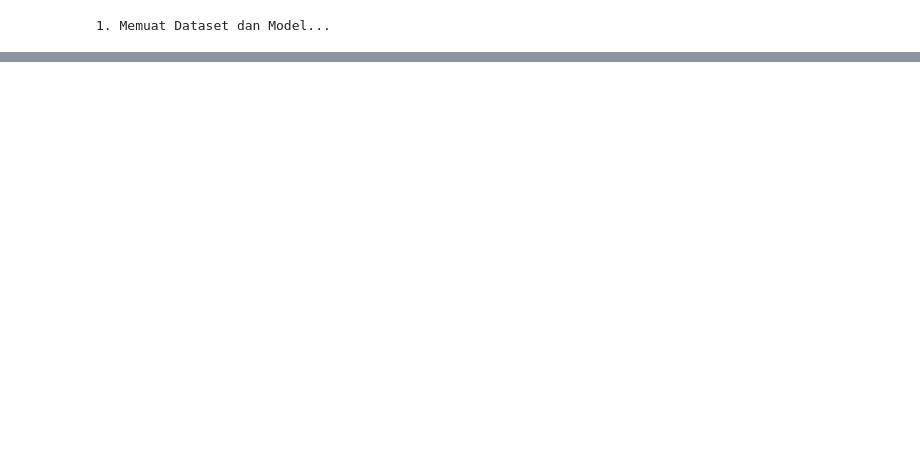
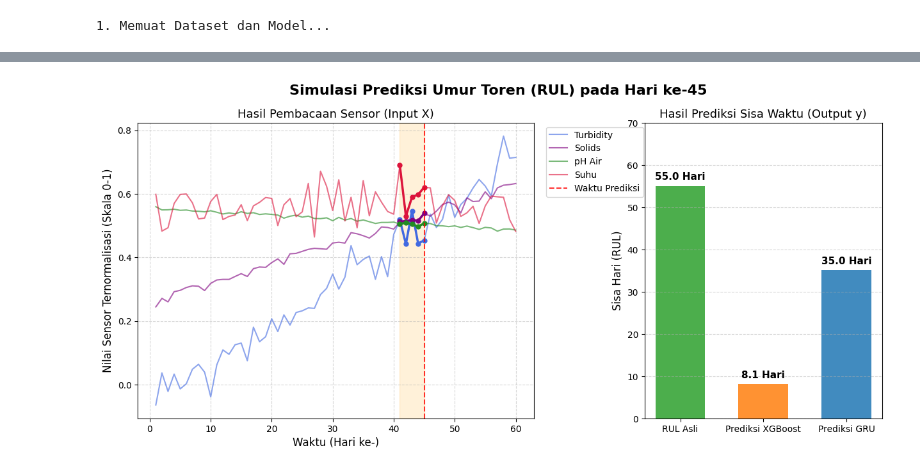
Before and after one commit to Anodeluxe/capstone-e-08-2026, a Jupyter notebook: backend/app/ml/simulasi.ipynb, the cells around one changed output, grey strips where cells are left out. Cells and saved outputs as stored; diff of their text form; code cells hidden in the pictures; blank space fills up the shorter version.

Commit message:
feat:simulasi bab 10

```diff
--- a/backend/app/ml/simulasi.ipynb
+++ b/backend/app/ml/simulasi.ipynb
@@ -58,26 +58,93 @@ E0000 00:00:1780234352.774813   45648 cuda_platform.cc:52] failed call to cuInit
 # %%
+print("2. Melakukan Prediksi & Membuat Visualisasi Multivariat...")
+
+# ==========================================
+# SETUP SIMULASI HARI INI
+# ==========================================
 hari_sekarang = 45
 window_size = 5
 
-# Index 44 adalah Hari ke-45
 idx_akhir = hari_sekarang
 idx_awal = hari_sekarang - window_size
 
-# Ekstrak data mentah
-X_gru_raw = df.iloc[idx_awal:idx_akhir][fitur_x].values
-X_xgb_raw = df.iloc[idx_akhir-1:idx_akhir][fitur_x].values
+# 1. Normalisasi SELURUH Data Historis untuk keperluan Plotting
+# Agar AI dan Manusia melihat grafik pada skala (0-1) yang sama
+X_full_raw = df[fitur_x].values
+X_full_scaled = scaler.transform(X_full_raw)
 
-# NORMALISASI TUNGGAL (Aman dari amnesia ganda)
-X_gru_scaled = scaler.transform(X_gru_raw)
-X_xgb_scaled = scaler.transform(X_xgb_raw)
+# Masukkan kembali ke DataFrame agar mudah di-plot
+df_scaled = pd.DataFrame(X_full_scaled, columns=fitur_x)
+df_scaled['Hari'] = df['Hari']
 
-# Sesuaikan bentuk array untuk GRU
-X_gru_3d = X_gru_scaled.reshape((1, window_size, len(fitur_x)))
+# 2. Ekstrak input untuk Model (sama seperti sebelumnya)
+X_gru_3d = X_full_scaled[idx_awal:idx_akhir].reshape((1, window_size, len(fitur_x)))
+X_xgb_scaled = X_full_scaled[idx_akhir-1:idx_akhir]
 
-# Prediksi
+# 3. Prediksi
 pred_gru = model_gru.predict(X_gru_3d, verbose=0)[0][0]
 pred_xgb = model_xgb.predict(X_xgb_scaled)[0]
 true_rul = df.iloc[idx_akhir-1]['RUL']
 
-print("3. Membuat Visualisasi Laporan...")
+# ==========================================
+# MENGGAMBAR VISUALISASI 2 PANEL
+# ==========================================
+fig, (ax1, ax2) = plt.subplots(1, 2, figsize=(15, 6), gridspec_kw={'width_ratios': [2, 1.2]})
+fig.suptitle(f'Simulasi Prediksi Umur Toren (RUL) pada Hari ke-{hari_sekarang}', fontsize=16, fontweight='bold')
+
+# --- PANEL KIRI: Grafik Sensor Ternormalisasi (4 Fitur) ---
+batas_tampil = 60
+
+# Daftar sensor dan warnanya
+sensor_cols = ['Turbidity', 'Solids', 'ph', 'Temperature']
+colors = ['royalblue', 'purple', 'forestgreen', 'crimson']
+labels = ['Turbidity', 'Solids', 'pH Air', 'Suhu']
+
+# Plot keempat garis riwayat sensor (Ternormalisasi)
+for col, color, label in zip(sensor_cols, colors, labels):
+    ax1.plot(df_scaled['Hari'][:batas_tampil], df_scaled[col][:batas_tampil],
+             color=color, linewidth=1.5, alpha=0.6, label=label)
+
+# Highlight memori 5 hari untuk semua sensor
+hari_window = df_scaled['Hari'][idx_awal:idx_akhir]
+ax1.axvspan(df['Hari'].iloc[idx_awal], df['Hari'].iloc[idx_akhir-1], color='orange', alpha=0.15)
+
+for col, color in zip(sensor_cols, colors):
+    sensor_window = df_scaled[col][idx_awal:idx_akhir]
+    ax1.plot(hari_window, sensor_window, marker='o', color=color, linewidth=2.5, markersize=5)
+
+ax1.axvline(x=hari_sekarang, color='red', linestyle='--', alpha=0.8, label='Waktu Prediksi')
+
+ax1.set_xlabel('Waktu (Hari ke-)', fontsize=12)
+ax1.set_ylabel('Nilai Sensor Ternormalisasi (Skala 0-1)', fontsize=12)
+ax1.set_title('Hasil Pembacaan Sensor (Input X)', fontsize=13)
+ax1.grid(True, linestyle='--', alpha=0.5)
+
+# Pindahkan legend ke luar grafik agar tidak menutupi garis
+ax1.legend(loc='upper left', bbox_to_anchor=(1.02, 1), fontsize=10)
+
+# --- PANEL KANAN: Hasil Prediksi ---
+kategori = ['RUL Asli', 'Prediksi XGBoost', 'Prediksi GRU']
+nilai = [true_rul, pred_xgb, pred_gru]
+warna = ['#2ca02c', '#ff7f0e', '#1f77b4']
+
+bars = ax2.bar(kategori, nilai, color=warna, alpha=0.85, width=0.6)
+
+for bar in bars:
+    yval = bar.get_height()
+    ax2.text(bar.get_x() + bar.get_width()/2, yval + 1, f'{yval:.1f} Hari', ha='center', va='bottom', fontweight='bold', fontsize=11)
+
+ax2.set_ylabel('Sisa Hari (RUL)', fontsize=12)
+ax2.set_title('Hasil Prediksi Sisa Waktu (Output y)', fontsize=13)
+ax2.set_ylim(0, max(nilai) + 15)
+ax2.grid(axis='y', linestyle='--', alpha=0.5)
+
+# Menambahkan jarak agar legend panel kiri tidak bertabrakan dengan panel kanan
+plt.subplots_adjust(wspace=0.35)
+
+# Simpan dan Tampilkan
+nama_file_gambar = 'simulasi_ml.png'
+fig.savefig(nama_file_gambar, dpi=300, bbox_inches='tight', facecolor='white')
+
+print(f"Gambar berhasil disimpan: '{nama_file_gambar}'")
+plt.show()
 # %% [output]
@@ -84,0 +153 @@ print("3. Membuat Visualisasi Laporan...")
+[figure, added]
```
Also changed, not shown: parts of 8 cells of this notebook, 2 other files.
